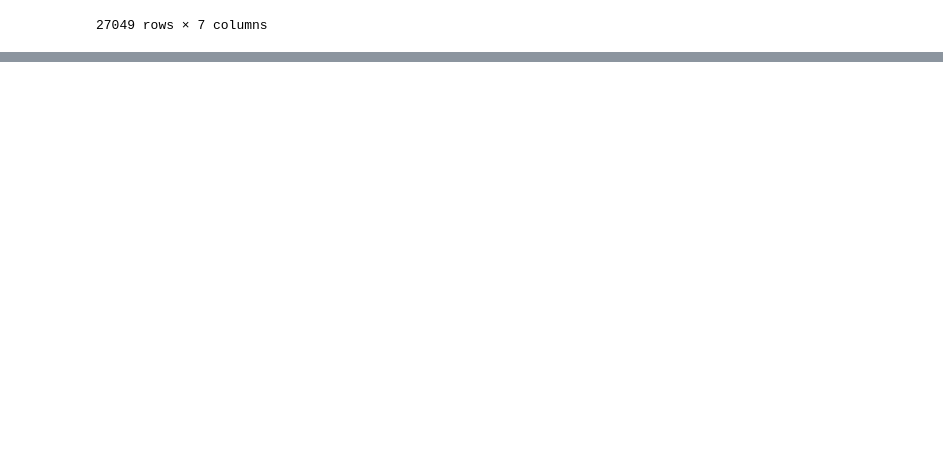
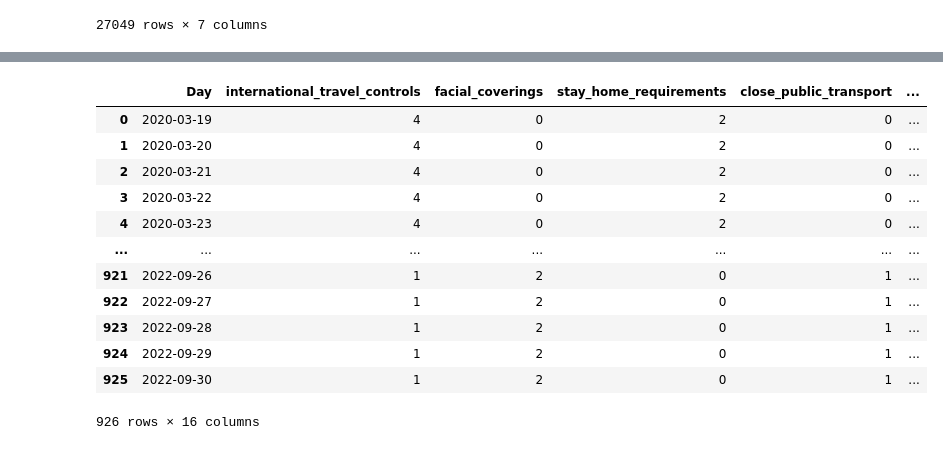
Before and after one commit to jenchan22/covid19-policies-restrictions, a Jupyter notebook: DS Capstone_Data Collection.ipynb, the cells around one changed output, grey strips where cells are left out. Cells and saved outputs as stored; diff of their text form; code cells hidden in the pictures; blank space fills up the shorter version.

```diff
--- a/DS Capstone_Data Collection.ipynb
+++ b/DS Capstone_Data Collection.ipynb
@@ -599,0 +517,18 @@ final_df_2020.to_csv("final_df_with_countries.csv")
+# %%
+CAN_mask = face_covering[face_covering["Code"] == "CAN"] #filter and keep US only
+CAN_mask = CAN_mask[["Day","facial_coverings"]]#keep two columns
+#2020-03-19 to 2022-09-30
+CAN_mask["Day"]= pd.to_datetime(CAN_mask["Day"])
+CAN_mask = CAN_mask.loc[(CAN_mask['Day'] >= '2020-03-19') & (CAN_mask['Day'] <= '2022-09-30')]
+# %%
+CAN_stay_at_home = stay_at_home[stay_at_home["Code"] == "CAN"] #filter and keep US only
+CAN_stay_at_home = CAN_stay_at_home[["Day","stay_home_requirements"]]#keep two columns
+#2020-03-19 to 2022-09-30
+CAN_stay_at_home["Day"]= pd.to_datetime(CAN_stay_at_home["Day"])
+CAN_stay_at_home = CAN_stay_at_home.loc[(CAN_stay_at_home['Day'] >= '2020-03-19') & (CAN_stay_at_home['Day'] <= '2022-09-30')]
+# %%
+CAN_transport = public_transport[public_transport["Code"] == "CAN"] #filter and keep US only
+CAN_transport = CAN_transport[["Day","close_public_transport"]]#keep two columns
+#2020-03-19 to 2022-09-30
+CAN_transport["Day"]= pd.to_datetime(CAN_transport["Day"])
+CAN_transport = CAN_transport.loc[(CAN_transport['Day'] >= '2020-03-19') & (CAN_transport['Day'] <= '2022-09-30')]
@@ -599,0 +557,5 @@ final_df_2020.to_csv("final_df_with_countries.csv")
+# %%
+CAN_policies = [CAN_travel, CAN_mask, CAN_stay_at_home, CAN_transport, CAN_testing, CAN_tracing, CAN_vacc, CAN_debt, CAN_income, CAN_internal, CAN_campaigns, CAN_public_events, CAN_gathering, CAN_school, CAN_workplace]
+df_merged_CAN = reduce(lambda  left,right: pd.merge(left,right,on=['Day'],
+                                            how='outer'), CAN_policies)
+df_merged_CAN.to_csv("CAN_policies.csv")
@@ -599,0 +564,16 @@ final_df_2020.to_csv("final_df_with_countries.csv")
+# %%
+df_merged_CAN
+# %% [output]
+|  | Day | international_travel_controls | facial_coverings | stay_home_requirements | close_public_transport | ... |
+| 0 | 2020-03-19 | 4 | 0 | 2 | 0 | ... |
+| 1 | 2020-03-20 | 4 | 0 | 2 | 0 | ... |
+| 2 | 2020-03-21 | 4 | 0 | 2 | 0 | ... |
+| 3 | 2020-03-22 | 4 | 0 | 2 | 0 | ... |
+| 4 | 2020-03-23 | 4 | 0 | 2 | 0 | ... |
+| ... | ... | ... | ... | ... | ... | ... |
+| 921 | 2022-09-26 | 1 | 2 | 0 | 1 | ... |
+| 922 | 2022-09-27 | 1 | 2 | 0 | 1 | ... |
+| 923 | 2022-09-28 | 1 | 2 | 0 | 1 | ... |
+| 924 | 2022-09-29 | 1 | 2 | 0 | 1 | ... |
+| 925 | 2022-09-30 | 1 | 2 | 0 | 1 | ... |
+926 rows × 16 columns
```
Also changed, not shown: parts of 106 cells of this notebook, 10 other files.
